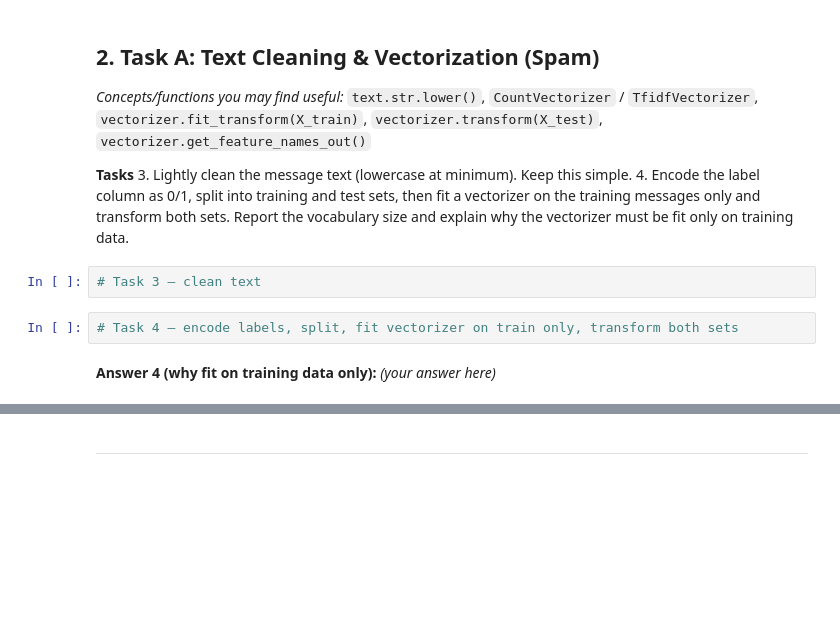
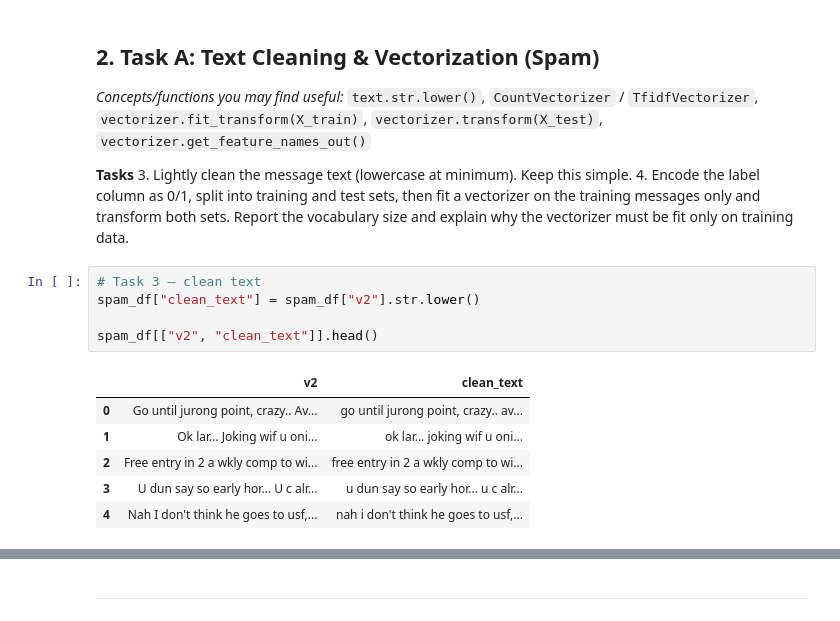
Before and after one commit to mehtabahmeddev/MACHINE-LEARNING, a Jupyter notebook: Lab-07/week7_ML_FA26.ipynb, the cells around one changed output, grey strips where cells are left out. Drawn from its saved outputs; the diff is of its cells as text; blank space fills up the shorter version.

```diff
--- a/Lab-07/week7_ML_FA26.ipynb
+++ b/Lab-07/week7_ML_FA26.ipynb
@@ -89,8 +90,13 @@ _(The practical problem is to determine whether a customer's airline-related twe
 4. Encode the label column as 0/1, split into training and test sets, then fit a vectorizer on the training messages only and transform both sets. Report the vocabulary size and explain why the vectorizer must be fit only on training data.
 # %%
 # Task 3 — clean text
+spam_df["clean_text"] = spam_df["v2"].str.lower()
+
+spam_df[["v2", "clean_text"]].head()
+# %% [output]
+|  | v2 | clean_text |
+| 0 | Go until jurong point, crazy.. Av... | go until jurong point, crazy.. av... |
+| 1 | Ok lar... Joking wif u oni... | ok lar... joking wif u oni... |
+| 2 | Free entry in 2 a wkly comp to wi... | free entry in 2 a wkly comp to wi... |
+| 3 | U dun say so early hor... U c alr... | u dun say so early hor... u c alr... |
+| 4 | Nah I don't think he goes to usf,... | nah i don't think he goes to usf,... |
-# %%
-# Task 4 — encode labels, split, fit vectorizer on train only, transform both sets
-# %% [markdown]
-**Answer 4 (why fit on training data only):**
-_(your answer here)_
```
Also changed, not shown: parts of 38 cells of this notebook.
